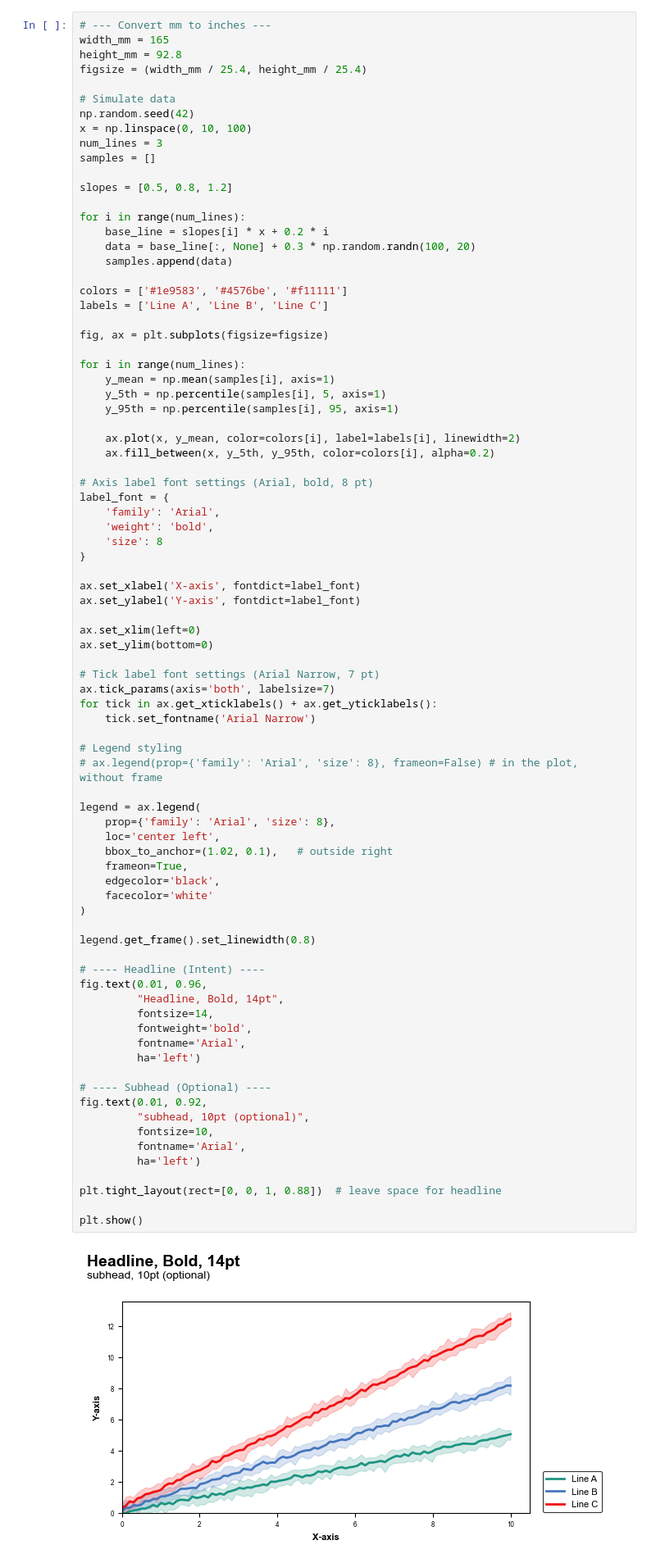
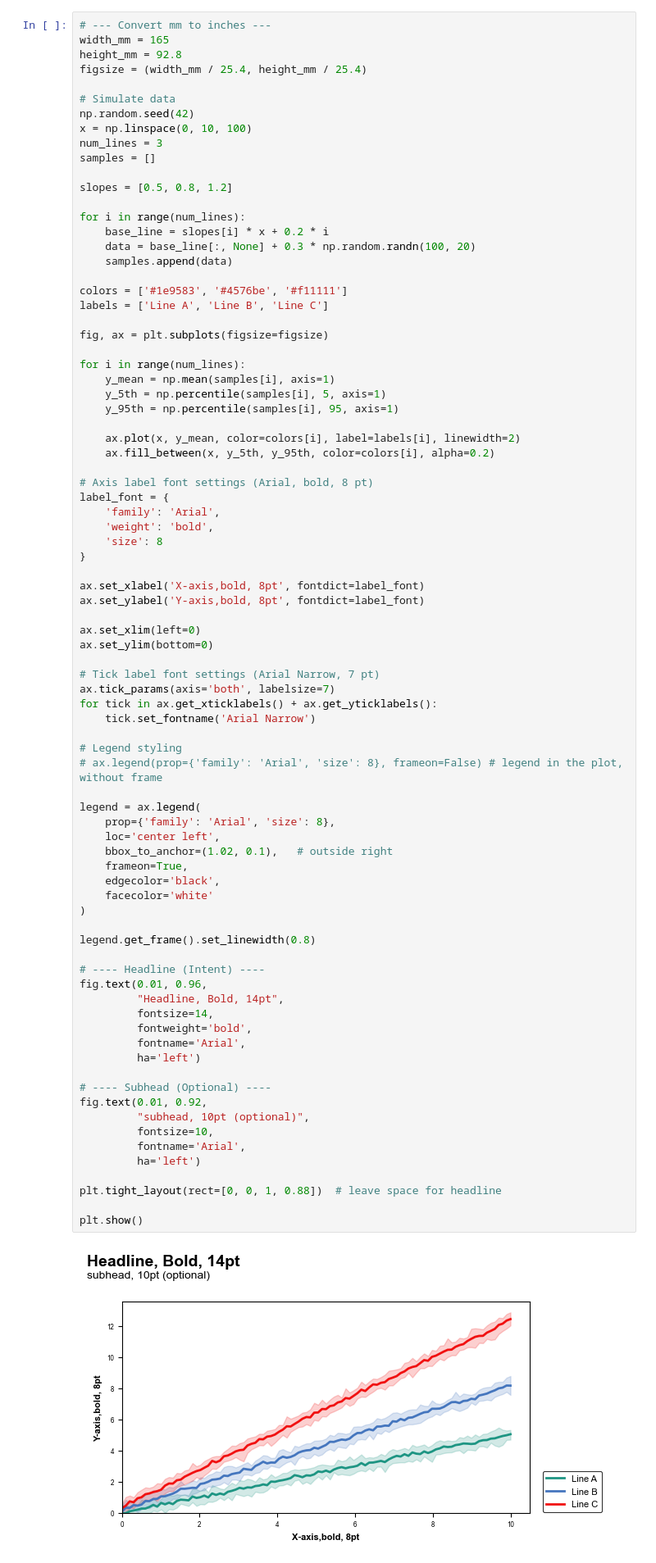
Before and after one commit to IPCC-AR7-WG1/figure-design, a Jupyter notebook: line_plot.ipynb, the cells around one changed output. Shown at 82% size. Cells and saved outputs as stored; diff of their text form.

```diff
--- a/line_plot.ipynb
+++ b/line_plot.ipynb
@@ -83,8 +89,8 @@ label_font = {
     'size': 8
 }
 
-ax.set_xlabel('X-axis', fontdict=label_font)
-ax.set_ylabel('Y-axis', fontdict=label_font)
+ax.set_xlabel('X-axis,bold, 8pt', fontdict=label_font)
+ax.set_ylabel('Y-axis,bold, 8pt', fontdict=label_font)
 
 ax.set_xlim(left=0)
 ax.set_ylim(bottom=0)
@@ -95,36 +101,36 @@ for tick in ax.get_xticklabels() + ax.get_yticklabels():
     tick.set_fontname('Arial Narrow')
 
 # Legend styling
-# ax.legend(prop={'family': 'Arial', 'size': 8}, frameon=False) # in the plot, without frame
+# ax.legend(prop={'family': 'Arial', 'size': 8}, frameon=False) # legend in the plot, without frame
 
 legend = ax.legend(
     prop={'family': 'Arial', 'size': 8},
     loc='center left',
     bbox_to_anchor=(1.02, 0.1),   # outside right
     frameon=True,
     edgecolor='black',
     facecolor='white'
 )
 
 legend.get_frame().set_linewidth(0.8)
 
 # ---- Headline (Intent) ----
 fig.text(0.01, 0.96,
          "Headline, Bold, 14pt",
          fontsize=14,
          fontweight='bold',
          fontname='Arial',
          ha='left')
 
 # ---- Subhead (Optional) ----
 fig.text(0.01, 0.92,
          "subhead, 10pt (optional)",
          fontsize=10,
          fontname='Arial',
          ha='left')
 
 plt.tight_layout(rect=[0, 0, 1, 0.88])  # leave space for headline
 
 plt.show()
 # %% [output]
-[figure, old version]
+[figure, new version]
```
Also changed, not shown: parts of 4 cells of this notebook, 2 other files.
